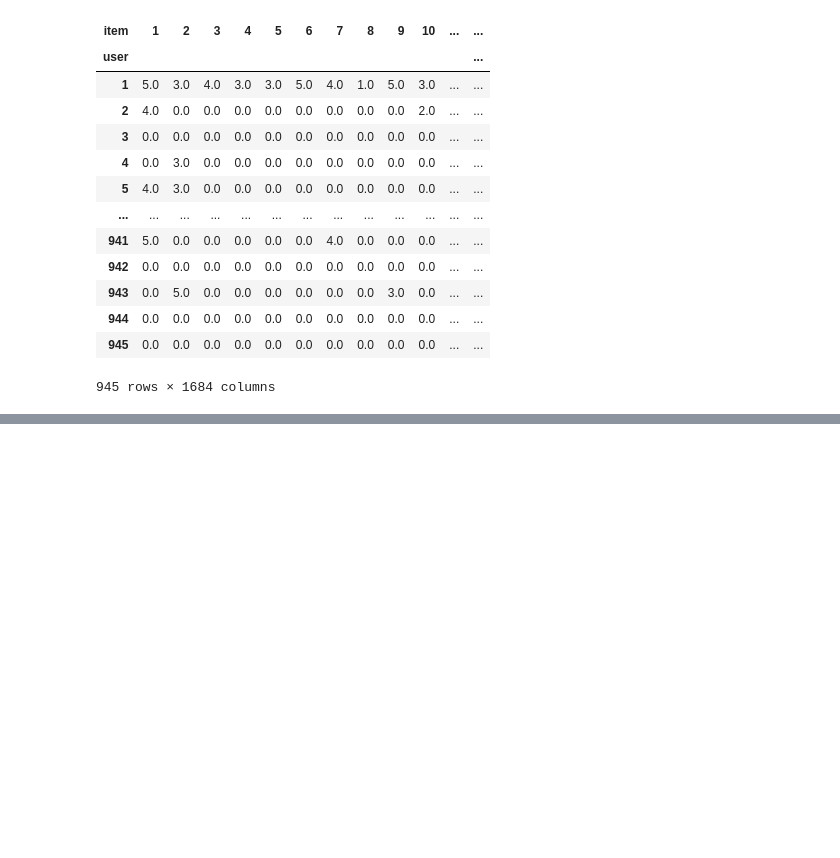
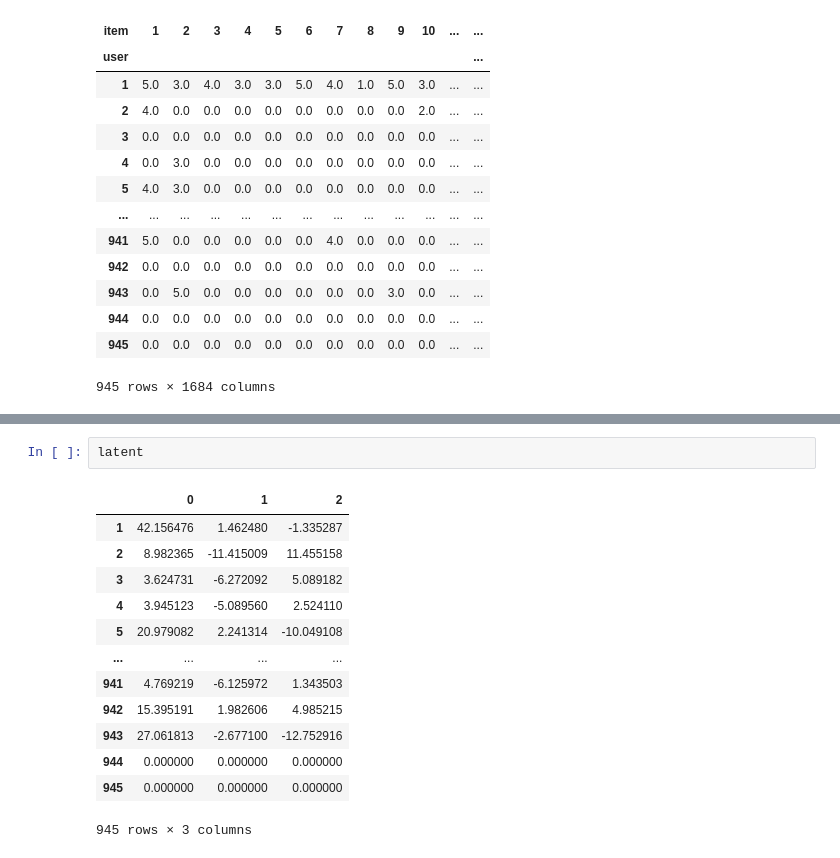
Before and after one commit to niniack/rec-sys-dynamics, a Jupyter notebook: notebooks/cluster_example.ipynb, the cells around one changed output, grey strips where cells are left out. Drawn from its saved outputs; the diff is of its cells as text; blank space fills up the shorter version.

```diff
--- a/notebooks/cluster_example.ipynb
+++ b/notebooks/cluster_example.ipynb
@@ -132,2 +132,18 @@ gmm_cluster_probas
 945 rows × 4 columns
+# %%
+latent
+# %% [output]
+|  | 0 | 1 | 2 |
+| 1 | 42.156476 | 1.462480 | -1.335287 |
+| 2 | 8.982365 | -11.415009 | 11.455158 |
+| 3 | 3.624731 | -6.272092 | 5.089182 |
+| 4 | 3.945123 | -5.089560 | 2.524110 |
+| 5 | 20.979082 | 2.241314 | -10.049108 |
+| ... | ... | ... | ... |
+| 941 | 4.769219 | -6.125972 | 1.343503 |
+| 942 | 15.395191 | 1.982606 | 4.985215 |
+| 943 | 27.061813 | -2.677100 | -12.752916 |
+| 944 | 0.000000 | 0.000000 | 0.000000 |
+| 945 | 0.000000 | 0.000000 | 0.000000 |
+945 rows × 3 columns
 # %%
```
Also changed, not shown: parts of 13 cells of this notebook, 2 other files.
